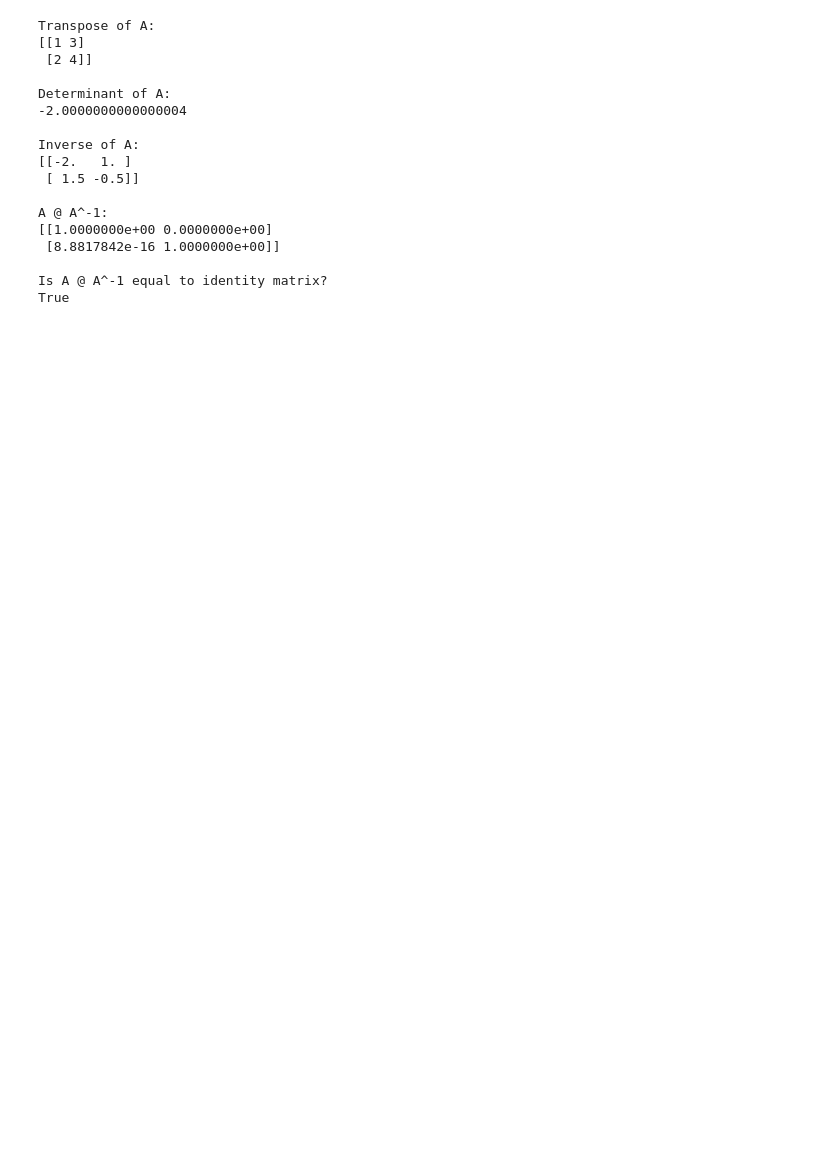
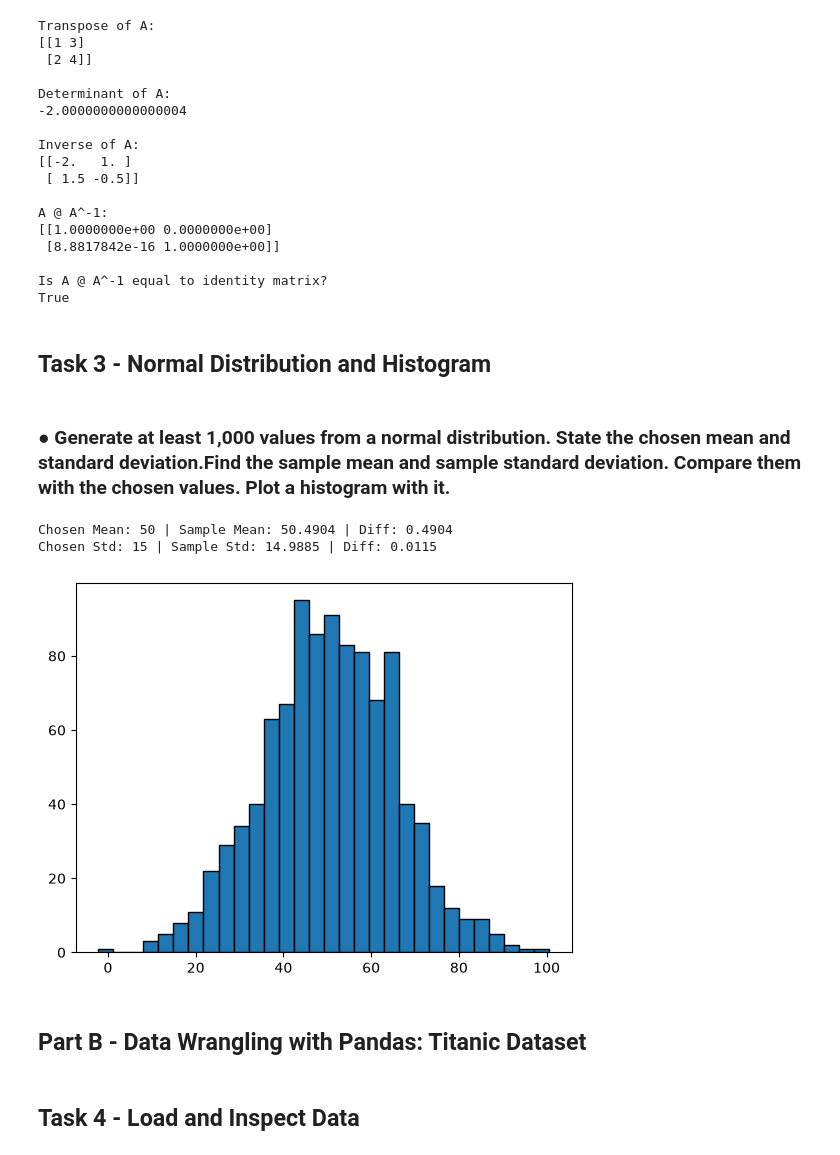
Before and after one commit to kaushal-trada/202618001_kaushal_DS605, a Jupyter notebook: 202618001_Lab_02/202618001_Lab_02.ipynb, the cells around one changed output. Drawn from its saved outputs; the diff is of its cells as text; code cells hidden in the pictures; blank space fills up the shorter version.

```diff
--- a/202618001_Lab_02/202618001_Lab_02.ipynb
+++ b/202618001_Lab_02/202618001_Lab_02.ipynb
@@ -271,3 +291,30 @@ A @ A^-1:
 
 Is A @ A^-1 equal to identity matrix?
 True
+# %% [markdown]
+## Task 3 - Normal Distribution and Histogram
+# %% [markdown]
+### ● Generate at least 1,000 values from a normal distribution. State the chosen mean and standard deviation.Find the sample mean and sample standard deviation. Compare them with the chosen values. Plot a histogram with it.
+# %%
+
+chosen_mean = 50
+chosen_std = 15
+
+data = np.random.normal(loc=chosen_mean, scale=chosen_std, size=1000)
+
+sample_mean = np.mean(data)
+sample_std = np.std(data, ddof=1)
+
+print(f"Chosen Mean: {chosen_mean} | Sample Mean: {sample_mean:.4f} | Diff: {abs(chosen_mean - sample_mean):.4f}")
+print(f"Chosen Std: {chosen_std} | Sample Std: {sample_std:.4f} | Diff: {abs(chosen_std - sample_std):.4f}")
+
+plt.hist(data, bins=30, edgecolor='black')
+plt.show()
+# %% [output]
+Chosen Mean: 50 | Sample Mean: 50.4904 | Diff: 0.4904
+Chosen Std: 15 | Sample Std: 14.9885 | Diff: 0.0115
+[figure, added]
+# %% [markdown]
+## Part B - Data Wrangling with Pandas: Titanic Dataset
+# %% [markdown]
+## Task 4 - Load and Inspect Data
```
Also changed, not shown: parts of 43 cells of this notebook, 1 other file.
